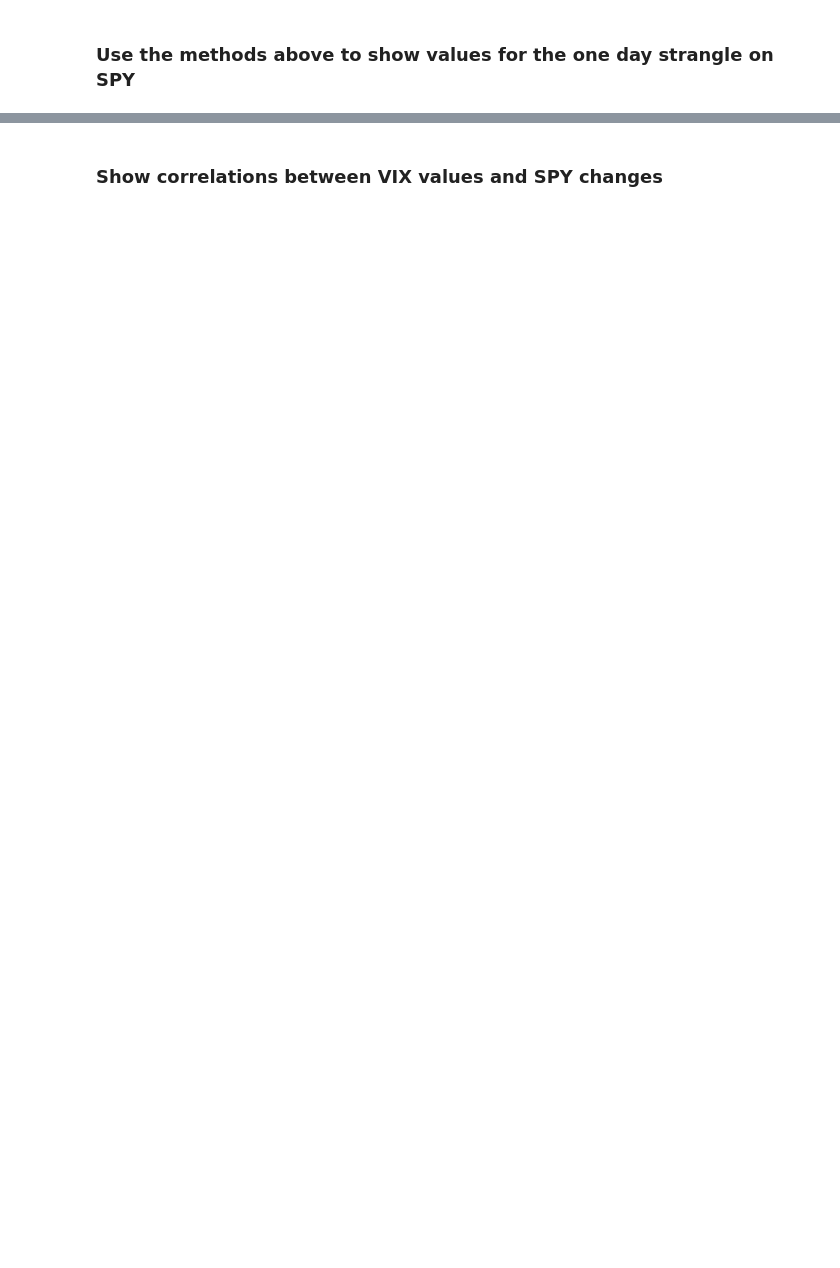
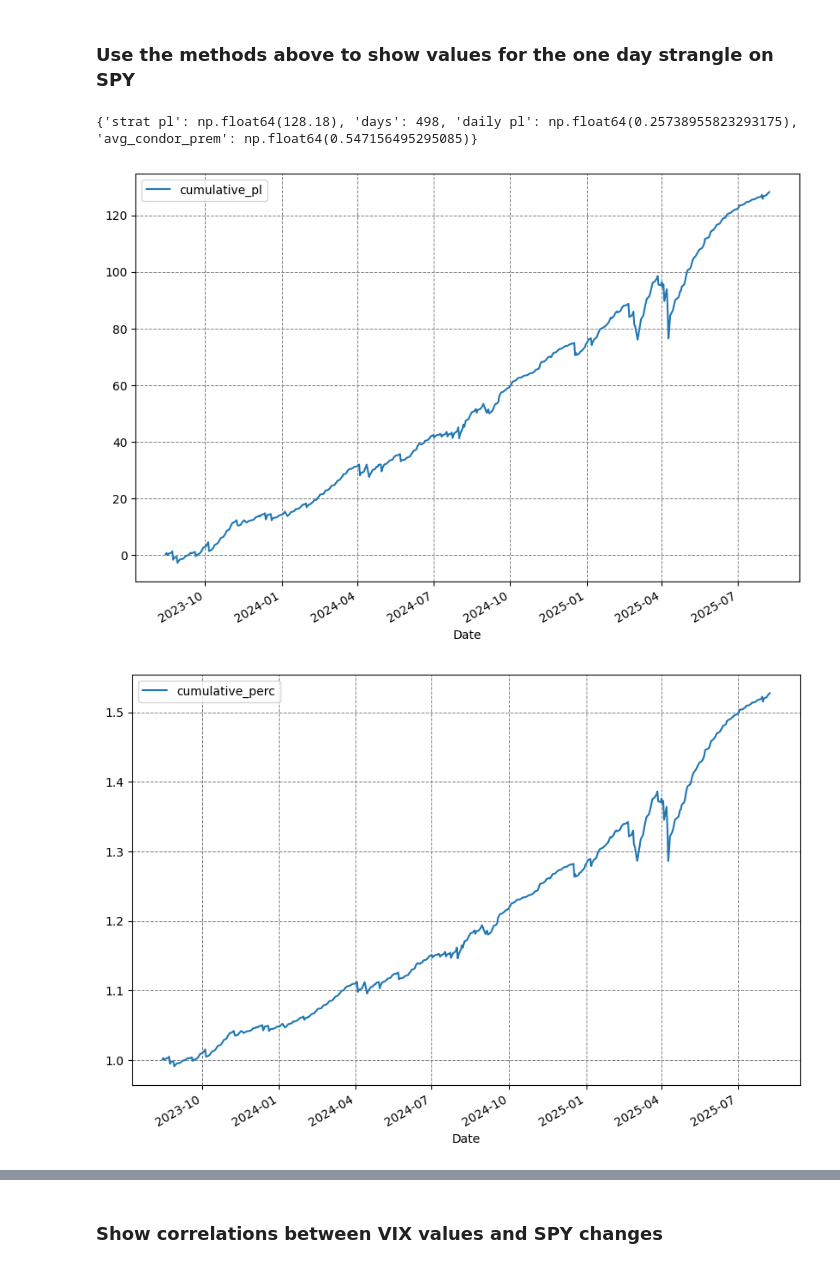
Before and after one commit to bgithub1/portfolio_risk, a Jupyter notebook: portfolio_risk/yahoo_options.ipynb, the cells around one changed output, grey strips where cells are left out. Cells and saved outputs as stored; diff of their text form; code cells hidden in the pictures; blank space fills up the shorter version.

Commit message:
richie strat

```diff
--- a/portfolio_risk/yahoo_options.ipynb
+++ b/portfolio_risk/yahoo_options.ipynb
@@ -315 +676,54 @@ def get_stock_list_hist(sym_list,dte=None,dtb=None):
+# %%
+def condor_pl(row):
+    close = row.Close_SPY
+    condor_price = row.condor_info
+    diff_spy = row.Close_SPY - row.Open_SPY
+
+    pl_call_1 = max(row.Close_SPY - row.condor_cs_1,0)
+    pl_call_2 = max(row.Close_SPY - row.condor_cs_2,0)
+    pl_cs = pl_call_1 - pl_call_2
+
+    pl_put_1 = max(row.condor_ps_1 - row.Close_SPY,0)
+    pl_put_2 = max(row.condor_ps_2 - row.Close_SPY,0)
+    pl_ps = pl_put_1 - pl_put_2
+
+    pl_strat = -1 * (pl_cs + pl_ps) + condor_price
+    return round(pl_strat,4)
+
+df_sym_list_hist2 = df_sym_list_hist.copy()
+_c1 = df_sym_list_hist2.index>=datetime.datetime(2023,3,1)
+_c2 = df_sym_list_hist2.index<=datetime.datetime(2025,9,1)
+df_sym_list_hist2 = df_sym_list_hist2[_c1 & _c2].copy()
+df_sym_list_hist2['strat_pl']  = df_sym_list_hist2.apply(condor_pl,axis=1)
+df_sym_list_hist2['cumulative_pl'] = df_sym_list_hist2.strat_pl.cumsum()
+
+initial_investment = 300
+df_sym_list_hist2['strat_perc']  = df_sym_list_hist2.strat_pl / initial_investment
+df_sym_list_hist2['cumulative_perc'] = (1 + df_sym_list_hist2.strat_perc).cumprod()
+
+plot_cols = [
+    'ms','strike_width','condor_info','Close_SPY','Open_^VIX','Open_^VIX1D',
+    'strat_pl','condor_cs_1','condor_cs_2','condor_ps_1','condor_ps_2'
+]
+# _c1 = df_sym_list_hist2.strat_pl < -8
+# display_df_large_numbers(df_sym_list_hist2[_c1][plot_cols].iloc[0],rounding=2,g_size=4)
+
+strat_sum = round(df_sym_list_hist2.strat_pl.sum(),2)
+days = len(df_sym_list_hist2)
+avg_condor_prem = df_sym_list_hist2.condor_info.mean()
+print(
+    {'strat pl':strat_sum,'days':days,'daily pl': strat_sum/days,'avg_condor_prem':avg_condor_prem}
+)
+
+ax1 = df_sym_list_hist2.plot(y='cumulative_pl',figsize=(10, 7))
+ax1.grid(which='major',linestyle='--', linewidth=0.7, color='gray')
+plt.show()
+
+ax2 = df_sym_list_hist2.plot(y='cumulative_perc',figsize=(10, 7))
+ax2.grid(which='major',linestyle='--', linewidth=0.7, color='gray')
+plt.show()
+# %% [output]
+{'strat pl': np.float64(128.18), 'days': 498, 'daily pl': np.float64(0.25738955823293175), 'avg_condor_prem': np.float64(0.547156495295085)}
+[figure, added]
+[figure, added]
 # %%
```
Also changed, not shown: parts of 29 cells of this notebook, 2 other files.
